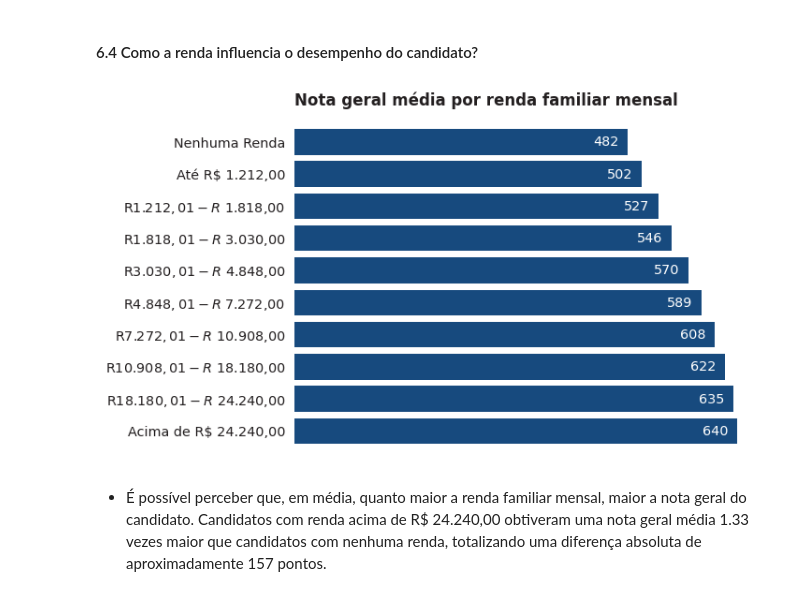
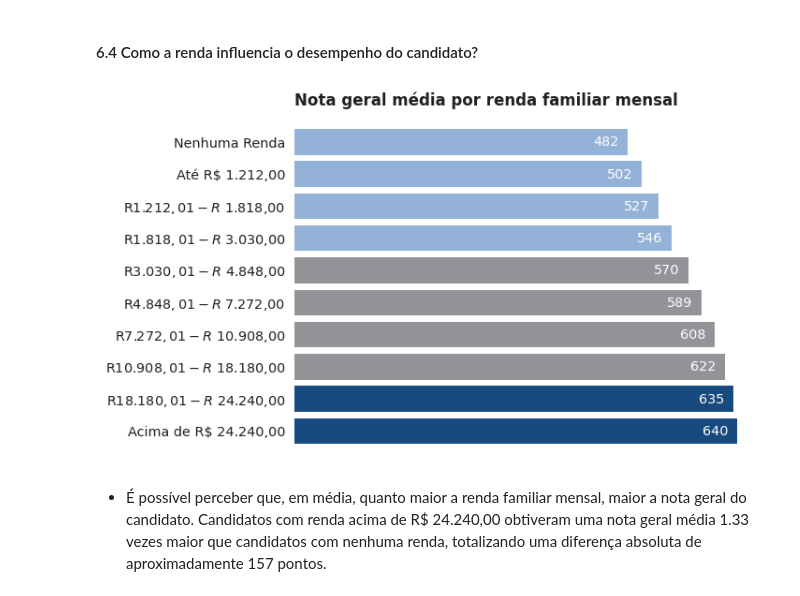
Before and after one commit to allmeidaapedro/Enem-Analysis, a Jupyter notebook: notebooks/2_eda.ipynb, the cells around one changed output. Saved outputs shown, nothing was run; the diff lists cells and outputs as text; code cells hidden in the pictures.

```diff
--- a/notebooks/2_eda.ipynb
+++ b/notebooks/2_eda.ipynb
@@ -144,33 +147,3 @@ faixa_etaria (7), sexo (2), estado_civil (5), status_conclusao_ensino_medio (4),
 #### 4. Análise univariada
 - Irei analisar a distribuição dos dados, a fim de acessar valores típicos apresentados pelos candidatos em determinadas variáveis, conhecendo a nossa base.
 - Aqui, serão analisadas as distribuições com foco na Análise de Desempenho, uma vez que esta é a análise principal, constitui uma amostra representativa da população e as distribuições de ambas análises são semelhantes.
-# %%
-def barh_plot(data, y, width, title, ytick_range, bar_color=AZUL1,
-              text_color=CINZA1, ytick_color=CINZA1, text_space=0.5, title_color=CINZA1,
-              title_fontsize=12, title_loc='left', text_size=10.4, ticksize=10.4,
-              figsize=(6.4, 4.8), invert_yaxis=False, mean=False):
-
-    fig, ax = plt.subplots(figsize=figsize)
-    bars = ax.barh(y=data[y], width=data[width], color=bar_color)
-
-    if mean:
-        for index, value in enumerate(data[width]):
-            ax.text(value + text_space, index, f'{round(value)}', va='center', color=text_color, fontsize=text_size)
-
-    else:
-        for index, value in enumerate(data[width]):
-            ax.text(value + text_space, index, f'{value:.1f}%', va='center', color=text_color, fontsize=text_size)
-
-    ax.set_title(title, color=title_color, fontweight='bold', loc=title_loc, fontsize=title_fontsize)
-    ax.set_yticks(ticks=ytick_range, labels=data[y].tolist(), color=ytick_color, fontsize=ticksize)
-    ax.tick_params(axis='y', which='both', left=False)
-
-    ax.spines['top'].set_visible(False)
-    ax.spines['right'].set_visible(False)
-    ax.spines['bottom'].set_visible(False)
-    ax.spines['left'].set_visible(False)
-    ax.grid(False)
-    ax.get_xaxis().set_visible(False)
-
-    if invert_yaxis:
-        ax.invert_yaxis()
@@ -723,14 +502,14 @@ bar_plot(uf_grade, 'uf_prova', 'nota_media',
 # %%
 # Group the data by income.
 income_grade = performance_df.groupby(['renda_familiar_mensal'])[['nota_media']].mean().reset_index()
 income_grade['income_unique'] = income_grade['renda_familiar_mensal'].apply(lambda x: x[-9:].replace('.', '').replace(',', '') if x != 'Nenhuma Renda' else '0').astype('int')
 income_grade = income_grade.sort_values(by=['income_unique', 'renda_familiar_mensal'], ascending=[True, False]).reset_index(drop=True)
 
 barh_plot(income_grade, 'renda_familiar_mensal', 'nota_media',
           title='Nota geral média por renda familiar mensal', ytick_range=range(len(income_grade)),
-          invert_yaxis=True, text_space=-50, text_color=BRANCO, mean=True)
+          invert_yaxis=True, text_space=-50, text_color=BRANCO, mean=True, bar_color=[AZUL3]*4 + [CINZA7]*4 + [AZUL1]*2)
 # %% [output]
-[figure, old version]
+[figure, new version]
 # %% [markdown]
 - É possível perceber que, em média, quanto maior a renda familiar mensal, maior a nota geral do candidato. Candidatos com renda acima de R$ 24.240,00 obtiveram uma nota geral média 1.33 vezes maior que candidatos com nenhuma renda, totalizando uma diferença absoluta de aproximadamente 157 pontos.
 # %% [markdown]
```
Also changed, not shown: parts of 25 cells of this notebook, 1 other file.
